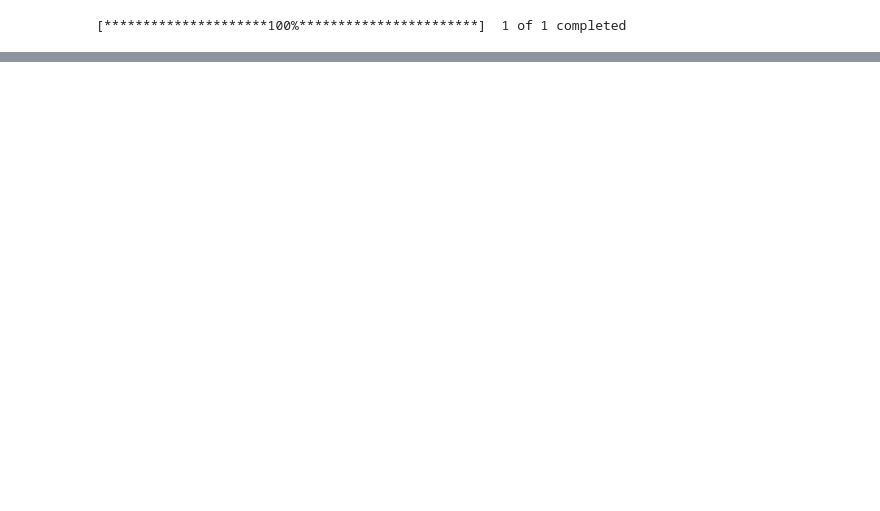
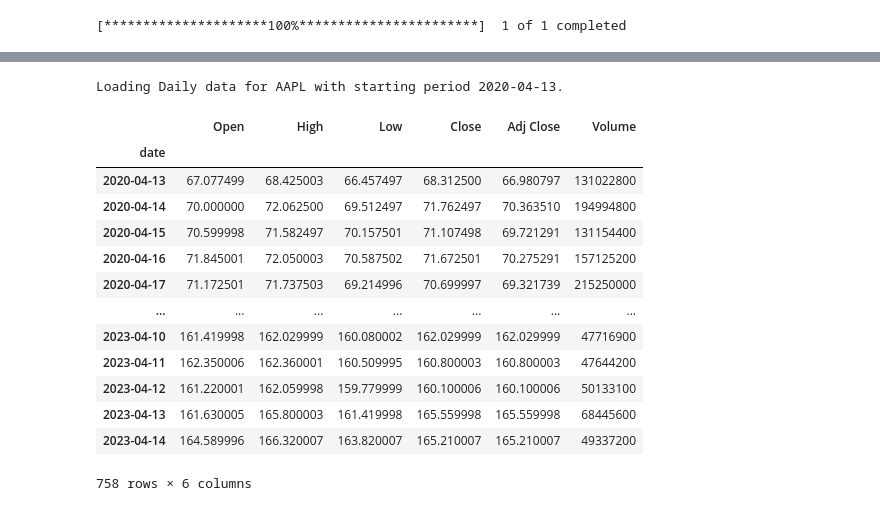
Before and after one commit to omarmoreta/fintech_project_2, a Jupyter notebook: EliFiles/Eli_NewModel.ipynb, the cells around one changed output, grey strips where cells are left out. Drawn from its saved outputs; the diff is of its cells as text; code cells hidden in the pictures; blank space fills up the shorter version.

```diff
--- a/EliFiles/Eli_NewModel.ipynb
+++ b/EliFiles/Eli_NewModel.ipynb
@@ -259,0 +261,18 @@ plt.show()
+# %%
+openbb.stocks.load(symbol= 'AAPL')
+# %% [output]
+Loading Daily data for AAPL with starting period 2020-04-13.
+|  | Open | High | Low | Close | Adj Close | Volume |
+| date |  |  |  |  |  |  |
+| 2020-04-13 | 67.077499 | 68.425003 | 66.457497 | 68.312500 | 66.980797 | 131022800 |
+| 2020-04-14 | 70.000000 | 72.062500 | 69.512497 | 71.762497 | 70.363510 | 194994800 |
+| 2020-04-15 | 70.599998 | 71.582497 | 70.157501 | 71.107498 | 69.721291 | 131154400 |
+| 2020-04-16 | 71.845001 | 72.050003 | 70.587502 | 71.672501 | 70.275291 | 157125200 |
+| 2020-04-17 | 71.172501 | 71.737503 | 69.214996 | 70.699997 | 69.321739 | 215250000 |
+| ... | ... | ... | ... | ... | ... | ... |
+| 2023-04-10 | 161.419998 | 162.029999 | 160.080002 | 162.029999 | 162.029999 | 47716900 |
+| 2023-04-11 | 162.350006 | 162.360001 | 160.509995 | 160.800003 | 160.800003 | 47644200 |
+| 2023-04-12 | 161.220001 | 162.059998 | 159.779999 | 160.100006 | 160.100006 | 50133100 |
+| 2023-04-13 | 161.630005 | 165.800003 | 161.419998 | 165.559998 | 165.559998 | 68445600 |
+| 2023-04-14 | 164.589996 | 166.320007 | 163.820007 | 165.210007 | 165.210007 | 49337200 |
+758 rows × 6 columns
```
Also changed, not shown: parts of 6 cells of this notebook, 6 other files.
